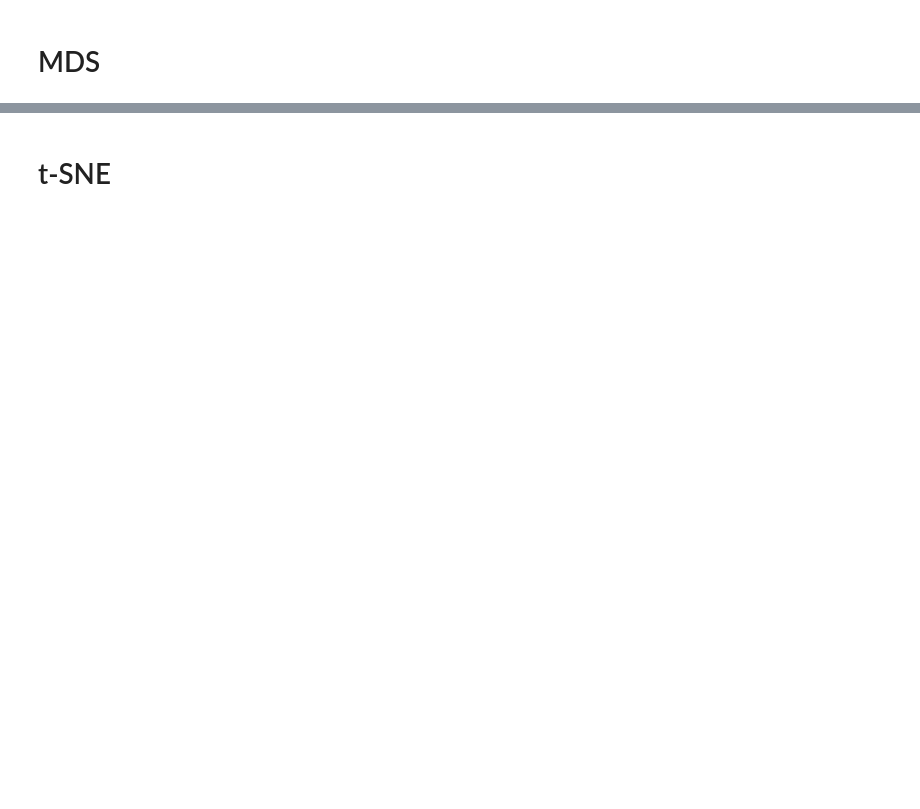
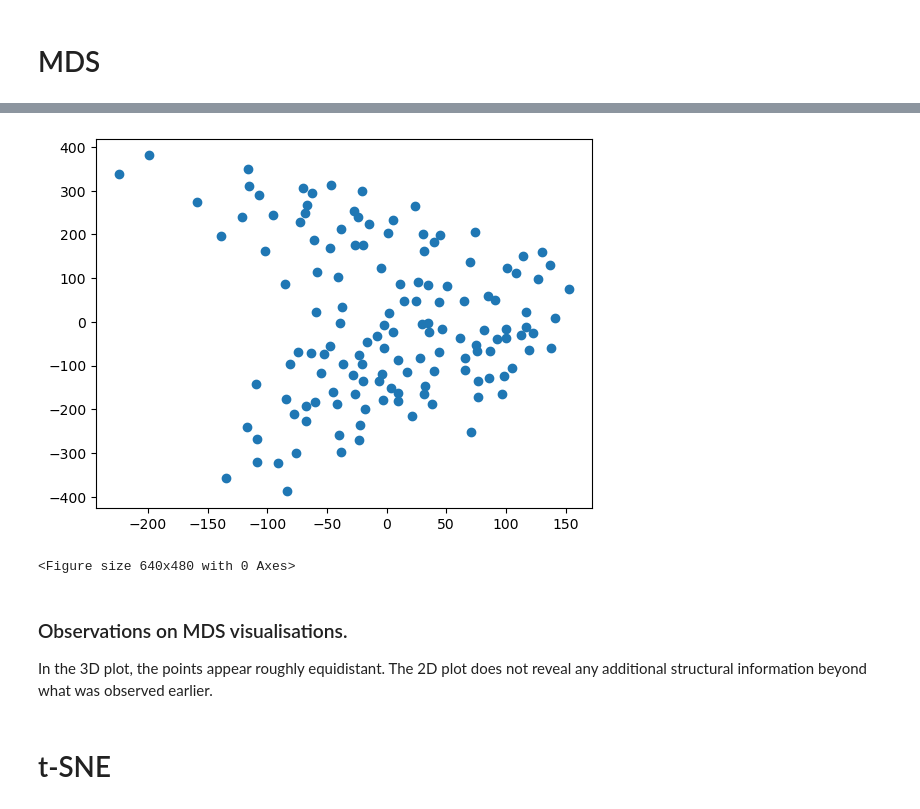
Before and after one commit to reebme/financial-attitudes-clustering, a Jupyter notebook: Notebooks/02_EDA.ipynb, the cells around one changed output, grey strips where cells are left out. Drawn from its saved outputs; the diff is of its cells as text; code cells hidden in the pictures; blank space fills up the shorter version.

```diff
--- a/Notebooks/02_EDA.ipynb
+++ b/Notebooks/02_EDA.ipynb
@@ -101,2 +115,12 @@ Despite 2D and 3D visualizations not revealing any obvious clusters, I still pla
+# %%
+plt.scatter(X_MDS[:,0], X_MDS[:,1])
+plt.show()
+plt.savefig("../Results/MDS.png")
+# %% [output]
+[figure, added]
+<Figure size 640x480 with 0 Axes>
+# %% [markdown]
+### Observations on MDS visualisations.
+In the 3D plot, the points appear roughly equidistant. The 2D plot does not reveal any additional structural information beyond what was observed earlier.
 # %% [markdown]
 # t-SNE
```
Also changed, not shown: parts of 4 cells of this notebook.
